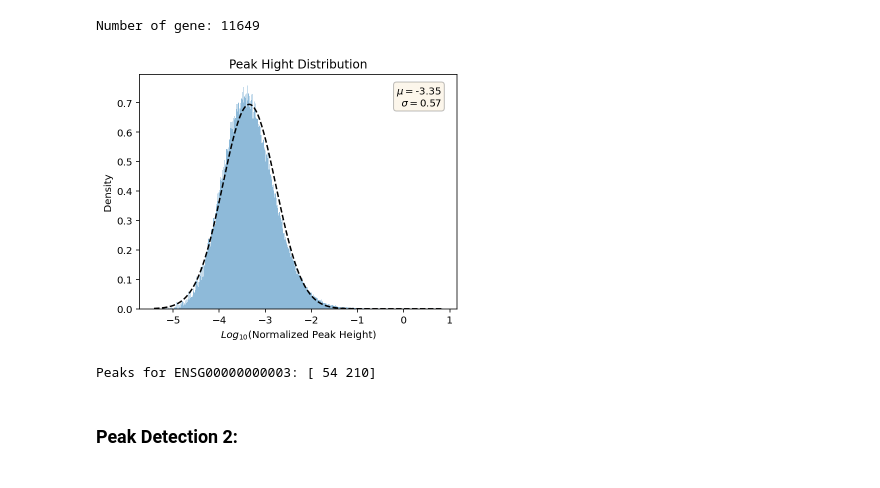
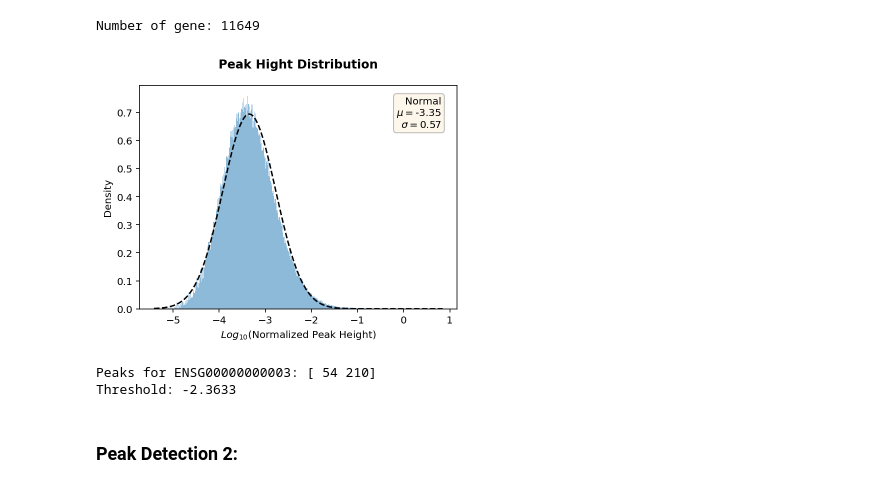
Before and after one commit to inecik/RiboSeqAnalysis, a Jupyter notebook: jupyter_server/ribosome_stalling_sites.ipynb, the cells around one changed output. Cells and saved outputs as stored; diff of their text form; code cells hidden in the pictures.

```diff
--- a/jupyter_server/ribosome_stalling_sites.ipynb
+++ b/jupyter_server/ribosome_stalling_sites.ipynb
@@ -262,19 +257,20 @@ peak_heights = np.concatenate(peak_heights, axis=0)
 Number of gene: 11649
 # %%
 log_peak_height = np.log10(peak_heights)
+log_peak_height_for_1 = log_peak_height.copy()  # for later use
 fit_mu, fit_std  = stats.norm.fit(log_peak_height)
 x_data_mock = np.linspace(log_peak_height.min(), log_peak_height.max(), 1000)
 y_data_fit = stats.norm.pdf(x_data_mock, fit_mu, fit_std)
 fig, ax = plt.subplots(1,1, figsize=(5, 4), constrained_layout=True)
-ax.set_title("Peak Hight Distribution")
+ax.set_title("Peak Hight Distribution", fontweight="bold", y=1.05)
 ax.set_xlabel(r"$Log_{10}$(Normalized Peak Height)")
 ax.set_ylabel(f"Density")
 ax.hist(log_peak_height, density=True, bins=512, alpha=0.5)
 ax.plot(x_data_mock, y_data_fit, color="black", linestyle='--')
 props = dict(boxstyle='round', facecolor='wheat', alpha=0.25)
-textstr = '\n'.join((r'$\mu=$%.2f' % fit_mu, r'$\sigma=$%.2f' % fit_std))
+textstr = "Normal\n" + '\n'.join((r'$\mu=$%.2f' % fit_mu, r'$\sigma=$%.2f' % fit_std))
 ax.text(0.95, 0.95, textstr, transform=ax.transAxes, verticalalignment='top', horizontalalignment="right", bbox=props, alpha=1)
 plt.show()
 # %% [output]
-[figure, old version]
+[figure, new version]
 # %%
@@ -297,10 +292,13 @@ def peak_detection_inecik_1(gene_id, percentile, normal_params, window="hanning"
 # %%
 # Example usage
 gene_id = I.gene_list[0]
-peaks_example = peak_detection_inecik_1(gene_id, 0.95, (fit_mu, fit_std))
+threshold_1 = np.percentile(log_peak_height_for_1, 95)
+peaks_example = peak_detection_inecik_1(gene_id, threshold_1)
 print(f"Peaks for {gene_id}: {peaks_example}")
+print(f"Threshold: {round(threshold_1, 4)}")
 # %% [output]
 Peaks for ENSG00000000003: [ 54 210]
+Threshold: -2.3633
 # %% [markdown]
 ### Peak Detection 2:
 # %% [markdown]
```
Also changed, not shown: parts of 30 cells of this notebook.
